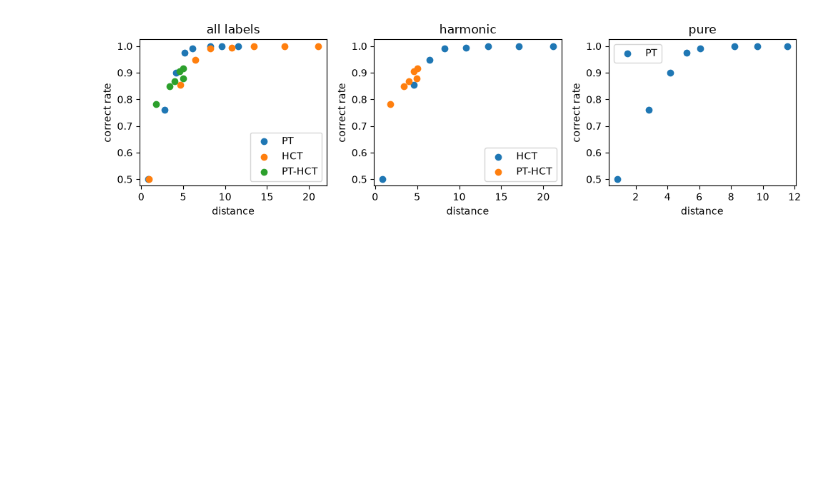
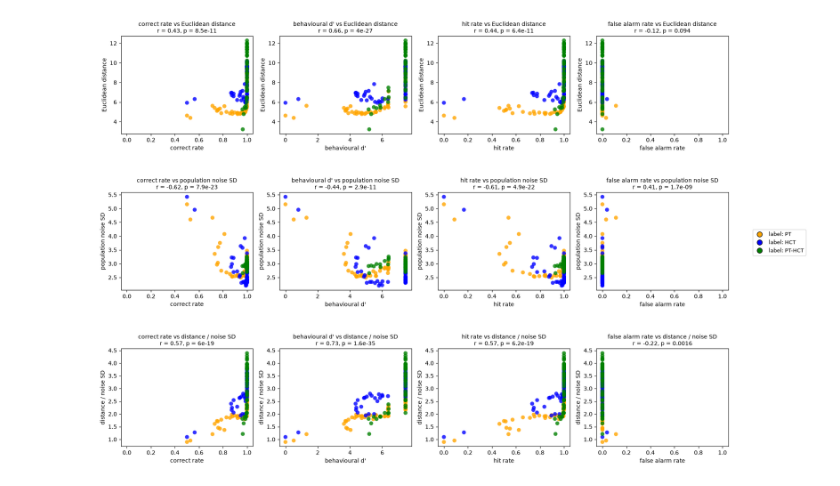
Before and after one commit to ZhixiaoSu/tone_generalize, a Jupyter notebook: code/neuron_discrimination.ipynb, the cells around one changed output. Drawn from its saved outputs; the diff is of its cells as text; code cells hidden in the pictures; blank space fills up the shorter version.

```diff
--- a/code/neuron_discrimination.ipynb
+++ b/code/neuron_discrimination.ipynb
@@ -52,15 +54,16 @@ reload = False
 # reload = True : load previously saved results (no recomputation)
 # reload = False: re-simulate behaviour and distances, and save them
 all_rows = []
-for label, MODEL_DIR in MODEL_DIRs.items():
-    if reload:
-        rows = load_saved_rows(MODEL_DIR, window_ms=WINDOW_MS)
-    else:
-        rows = discrimination_vs_behavior(MODEL_DIR, window_ms=WINDOW_MS,
-                                          n_trials=N_TRIALS, seed=SEED, show=True)
-    for row in rows:
-        row['label'] = label
-    all_rows.extend(rows)
+for label, dirs in MODEL_DIRs.items():
+    for MODEL_DIR in dirs:
+        if reload:
+            rows = load_saved_rows(MODEL_DIR, window_ms=WINDOW_MS)
+        else:
+            rows = discrimination_vs_behavior(MODEL_DIR, window_ms=WINDOW_MS,
+                                              n_trials=N_TRIALS, seed=SEED, show=True)
+        for row in rows:
+            row['label'] = label
+        all_rows.extend(rows)
 df = pd.DataFrame(all_rows)
 df
 # %% [output]
@@ -136,24 +207,58 @@ plt.show()
 # %%
-# combined plot of distance, correct rate, and normalized distance over training steps
-# behavior over distance
-labels = list(df['label'].unique())
-fig, axes = plt.subplots(1, 3, figsize=(10, 3))
-# panel one: all labels combined
-# panel two: all tasks from with harmonic
-# panel three: all tasks from with pure
-for lab in labels:
-    g = df[df['label'] == lab]
-    axes[0].scatter(g['distance'], g['correct'], label=lab)
-    if 'HCT' in lab:
-        axes[1].scatter(g['distance'], g['correct'], label=lab)
-    else:
-        axes[2].scatter(g['distance'], g['correct'], label=lab)
-axes[0].set(xlabel='distance', ylabel='correct rate', title='all labels')
-axes[1].set(xlabel='distance', ylabel='correct rate', title='harmonic')
-axes[2].set(xlabel='distance', ylabel='correct rate', title='pure')
-axes[0].legend()
-axes[1].legend()
-axes[2].legend()
-fig.tight_layout()
+# Neuron metrics (rows) vs behaviour metrics (columns).
+#   rows    : Euclidean distance / sqrt(N) | population noise SD / sqrt(N) | distance / noise SD
+#   columns : correct rate | behavioural d' | hit rate | false-alarm rate
+#             (d' = Z(hit) - Z(FA) does not saturate at 1)
+#   colour  : task type (pure / harmonic);  marker shape: model (MODEL_DIRs key)
+from matplotlib.lines import Line2D
+
+measures = [('distance_per_unit', 'Euclidean distance / sqrt(N units)'),
+            ('noise_sd_per_unit', 'population noise SD / sqrt(N units)'),
+            ('distance_norm', 'distance / noise SD')]
+behaviors = [('correct',      'correct rate'),
+             ('behav_dprime', "behavioural d'"),
+             ('hit',          'hit rate'),
+             ('fa',           'false alarm rate'),
+             ]
+RATES = ('correct', 'hit', 'fa')        # behaviour columns that live in [0, 1]
+missing = [k for k in [m[0] for m in measures] + [b[0] for b in behaviors] if k not in df.columns]
+assert not missing, f'columns {missing} missing: recompute with reload = False'
+
+labels = list(df['label'].unique())     # models  -> marker shape
+tasks  = list(df['task'].unique())      # tasks   -> colour (keyed by df['task'], not by model label)
+marker_of  = dict(zip(labels, ['o', 's', '^', 'D', 'v', 'P', 'X', '*']))
+labels_color = {'PT': 'orange',
+                'HCT': 'b',
+                'PT-HCT': 'g'
+}
+distance_cutoff = [-0.01, 50]
+g_filtered = df[df['distance'].between(distance_cutoff[0], distance_cutoff[1])]
+
+fig, axes = plt.subplots(len(measures), len(behaviors),
+                         figsize=(4.6 * len(behaviors) + 1.0, 4.4 * len(measures)),
+                         squeeze=False, gridspec_kw={'hspace': 0.6})
+for i, (key, name) in enumerate(measures):
+    for j, (bkey, bname) in enumerate(behaviors):
+        ax = axes[i, j]
+        for lab in labels:
+            g = g_filtered[g_filtered['label'] == lab]
+            if len(g) == 0:
+                continue
+            ax.scatter(g[bkey], g[key], c=np.array([labels_color[l] for l in g['label']]),
+                       s=50, edgecolor='none', linewidths=0.4, alpha=0.8)
+        ax.set(xlabel=bname, ylabel=name)
+        if bkey in RATES:
+            ax.set_xlim(-0.05, 1.05)
+        # Pearson correlation (all models and tasks pooled)
+        ok = g_filtered[[bkey, key]].replace([np.inf, -np.inf], np.nan).dropna()
+        corr, pval = pearsonr(ok[bkey], ok[key])
+        print(f'{name:22s} vs {bname:16s} Pearson r = {corr:6.3f}   p = {pval:.3g}   (n = {len(ok)})')
+        ax.set_title(f'{bname} vs {name}\nr = {corr:.2f}, p = {pval:.2g}', fontsize=10)
+
+# one legend for both encodings: colour = model
+handles = ([Line2D([], [], marker='o', color='w', markerfacecolor=labels_color[l], markeredgecolor='k',
+                   markersize=9, label=f'label: {l}') for l in labels])
+fig.legend(handles=handles, loc='center right', fontsize=9)
+fig.subplots_adjust(right=0.9)
 plt.show()
 # %% [output]
@@ -160 +277 @@ plt.show()
-[figure, old version]
+[figure, new version]
```
Also changed, not shown: parts of 9 cells of this notebook, 18 other files.
